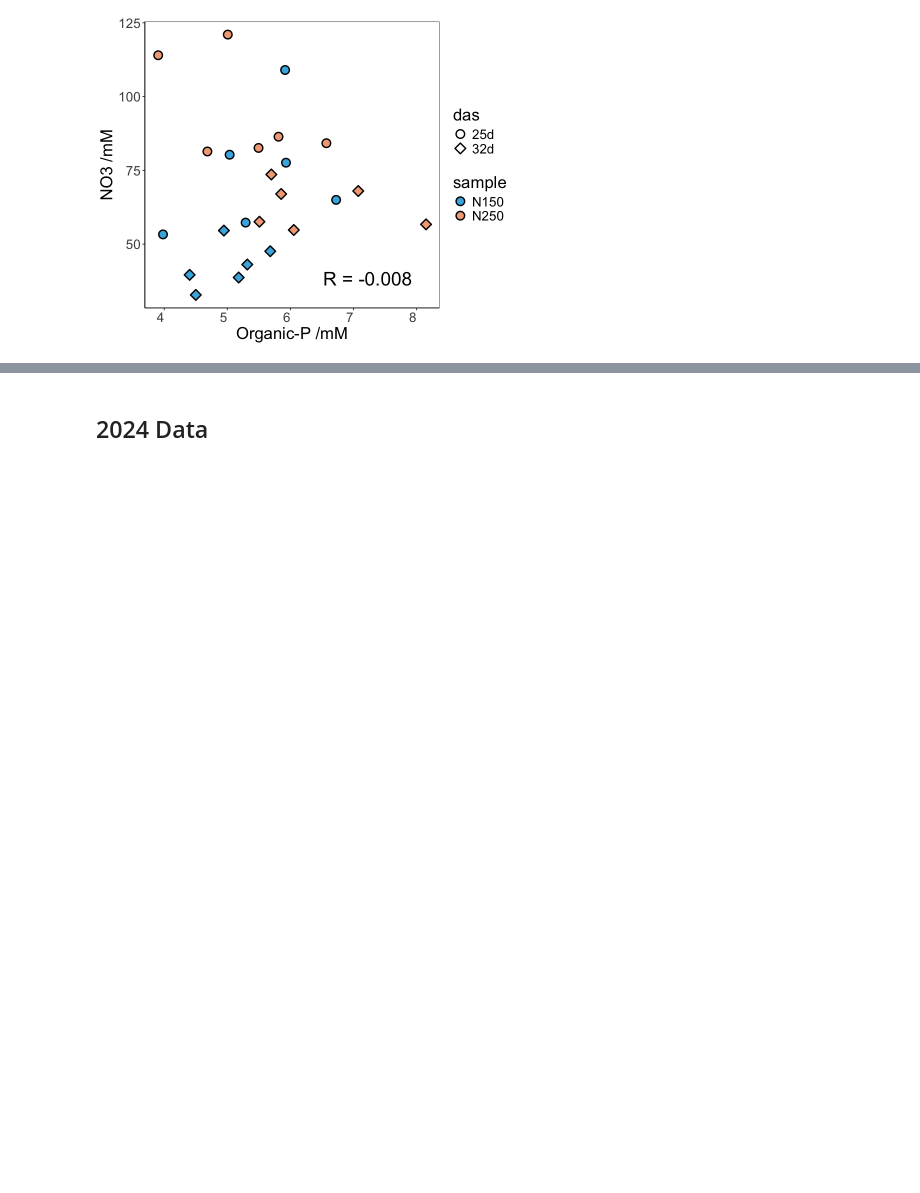
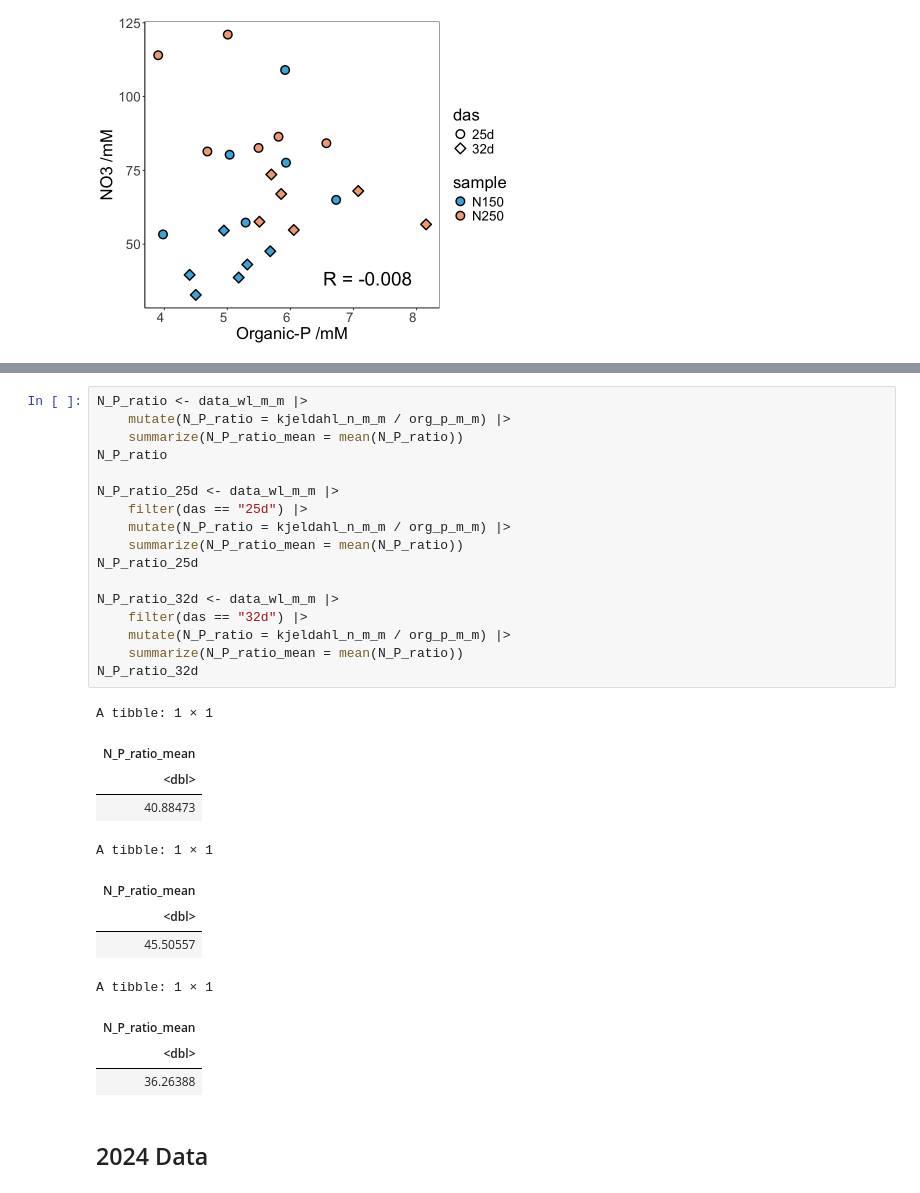
Before and after one commit to ToMatoanene/InorganicAnalysis_2025, a Jupyter notebook: WholeClass.ipynb, the cells around one changed output, grey strips where cells are left out. Drawn from its saved outputs; the diff is of its cells as text; blank space fills up the shorter version.

Commit message:
N/P ratio calc

```diff
--- a/WholeClass.ipynb
+++ b/WholeClass.ipynb
@@ -729,3 +758,33 @@ Warning message:
+# %%
+N_P_ratio <- data_wl_m_m |>
+    mutate(N_P_ratio = kjeldahl_n_m_m / org_p_m_m) |>
+    summarize(N_P_ratio_mean = mean(N_P_ratio))
+N_P_ratio
+
+N_P_ratio_25d <- data_wl_m_m |>
+    filter(das == "25d") |>
+    mutate(N_P_ratio = kjeldahl_n_m_m / org_p_m_m) |>
+    summarize(N_P_ratio_mean = mean(N_P_ratio))
+N_P_ratio_25d
+
+N_P_ratio_32d <- data_wl_m_m |>
+    filter(das == "32d") |>
+    mutate(N_P_ratio = kjeldahl_n_m_m / org_p_m_m) |>
+    summarize(N_P_ratio_mean = mean(N_P_ratio))
+N_P_ratio_32d
+# %% [output]
+A tibble: 1 × 1
+| N_P_ratio_mean |
+| <dbl> |
+| 40.88473 |
+A tibble: 1 × 1
+| N_P_ratio_mean |
+| <dbl> |
+| 45.50557 |
+A tibble: 1 × 1
+| N_P_ratio_mean |
+| <dbl> |
+| 36.26388 |
 # %% [markdown]
 ## 2024 Data
 # %%
```
Also changed, not shown: parts of 2 cells of this notebook.
